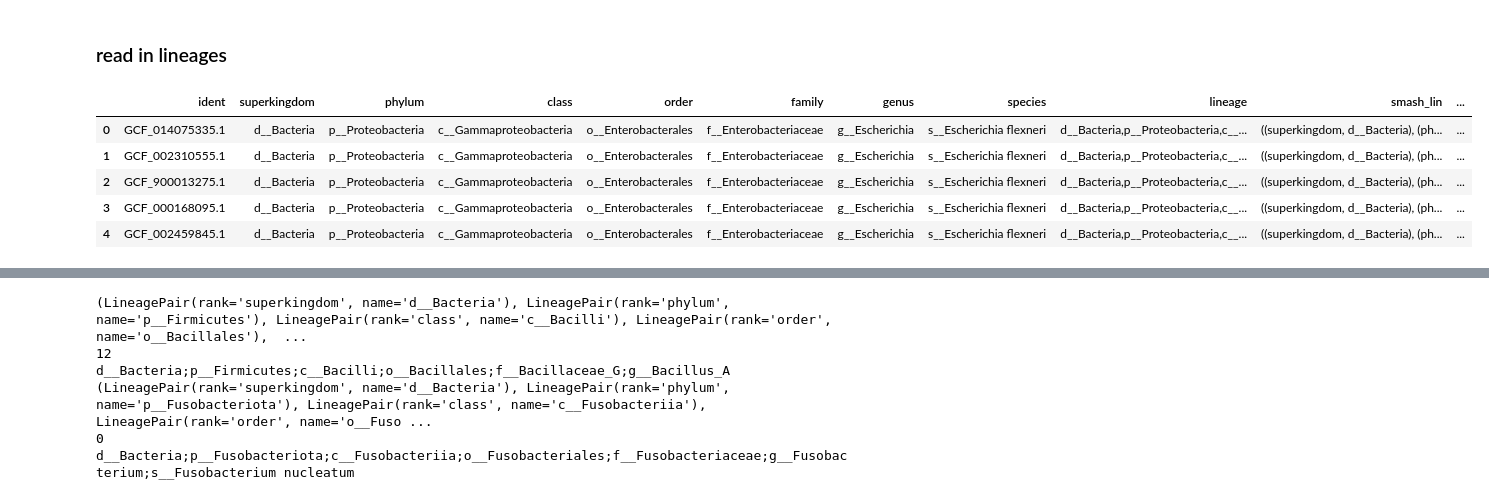
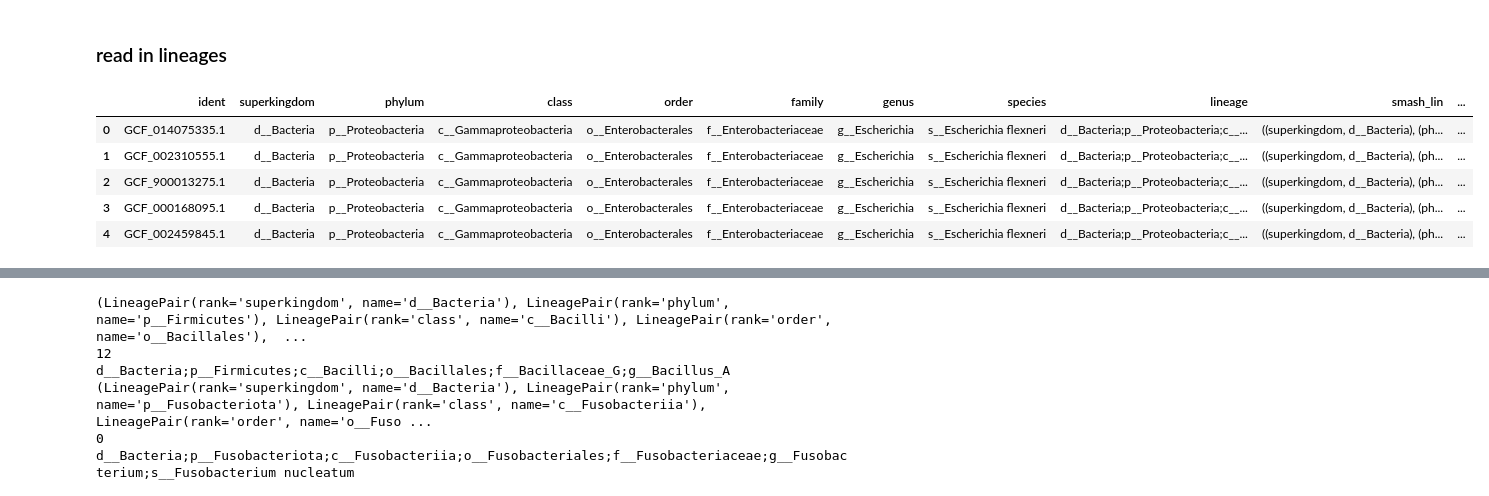
Before and after one commit to bluegenes/2022-ani-sql, a Jupyter notebook: notebooks/03.assess-ANI-clusters.ipynb, the cells around one changed output, grey strips where cells are left out. Cells and saved outputs as stored; diff of their text form; code cells hidden in the pictures.

```diff
--- a/notebooks/03.assess-ANI-clusters.ipynb
+++ b/notebooks/03.assess-ANI-clusters.ipynb
@@ -44,14 +44,14 @@ a95_head
 # %%
 taxonomy_csv = "gtdb-rs202.taxonomy.v2.csv"
 tax = pd.read_csv(taxonomy_csv)
-tax['lineage'] = tax["superkingdom"] + ',' + tax["phylum"] + ',' + tax["class"] + ',' + tax["order"] + ',' + tax["family"] + ',' + tax["genus"] + ',' + tax["species"]
+tax['lineage'] = tax["superkingdom"] + ';' + tax["phylum"] + ';' + tax["class"] + ';' + tax["order"] + ';' + tax["family"] + ';' + tax["genus"] + ';' + tax["species"]
 tax['smash_lin'] = tax['lineage'].apply(lambda x: lca_utils.make_lineage(x))
 tax['split_ident'] = tax['ident'].str.split('.', expand=True)[0]
 tax.head()
 # %% [output]
 |  | ident | superkingdom | phylum | class | order | family | genus | species | lineage | smash_lin | ... |
-| 0 | GCF_014075335.1 | d__Bacteria | p__Proteobacteria | c__Gammaproteobacteria | o__Enterobacterales | f__Enterobacteriaceae | g__Escherichia | s__Escherichia flexneri | d__Bacteria,p__Proteobacteria,c__... | ((superkingdom, d__Bacteria), (ph... | ... |
-| 1 | GCF_002310555.1 | d__Bacteria | p__Proteobacteria | c__Gammaproteobacteria | o__Enterobacterales | f__Enterobacteriaceae | g__Escherichia | s__Escherichia flexneri | d__Bacteria,p__Proteobacteria,c__... | ((superkingdom, d__Bacteria), (ph... | ... |
-| 2 | GCF_900013275.1 | d__Bacteria | p__Proteobacteria | c__Gammaproteobacteria | o__Enterobacterales | f__Enterobacteriaceae | g__Escherichia | s__Escherichia flexneri | d__Bacteria,p__Proteobacteria,c__... | ((superkingdom, d__Bacteria), (ph... | ... |
-| 3 | GCF_000168095.1 | d__Bacteria | p__Proteobacteria | c__Gammaproteobacteria | o__Enterobacterales | f__Enterobacteriaceae | g__Escherichia | s__Escherichia flexneri | d__Bacteria,p__Proteobacteria,c__... | ((superkingdom, d__Bacteria), (ph... | ... |
-| 4 | GCF_002459845.1 | d__Bacteria | p__Proteobacteria | c__Gammaproteobacteria | o__Enterobacterales | f__Enterobacteriaceae | g__Escherichia | s__Escherichia flexneri | d__Bacteria,p__Proteobacteria,c__... | ((superkingdom, d__Bacteria), (ph... | ... |
+| 0 | GCF_014075335.1 | d__Bacteria | p__Proteobacteria | c__Gammaproteobacteria | o__Enterobacterales | f__Enterobacteriaceae | g__Escherichia | s__Escherichia flexneri | d__Bacteria;p__Proteobacteria;c__... | ((superkingdom, d__Bacteria), (ph... | ... |
+| 1 | GCF_002310555.1 | d__Bacteria | p__Proteobacteria | c__Gammaproteobacteria | o__Enterobacterales | f__Enterobacteriaceae | g__Escherichia | s__Escherichia flexneri | d__Bacteria;p__Proteobacteria;c__... | ((superkingdom, d__Bacteria), (ph... | ... |
+| 2 | GCF_900013275.1 | d__Bacteria | p__Proteobacteria | c__Gammaproteobacteria | o__Enterobacterales | f__Enterobacteriaceae | g__Escherichia | s__Escherichia flexneri | d__Bacteria;p__Proteobacteria;c__... | ((superkingdom, d__Bacteria), (ph... | ... |
+| 3 | GCF_000168095.1 | d__Bacteria | p__Proteobacteria | c__Gammaproteobacteria | o__Enterobacterales | f__Enterobacteriaceae | g__Escherichia | s__Escherichia flexneri | d__Bacteria;p__Proteobacteria;c__... | ((superkingdom, d__Bacteria), (ph... | ... |
+| 4 | GCF_002459845.1 | d__Bacteria | p__Proteobacteria | c__Gammaproteobacteria | o__Enterobacterales | f__Enterobacteriaceae | g__Escherichia | s__Escherichia flexneri | d__Bacteria;p__Proteobacteria;c__... | ((superkingdom, d__Bacteria), (ph... | ... |
```
Also changed, not shown: parts of 11 cells of this notebook.
